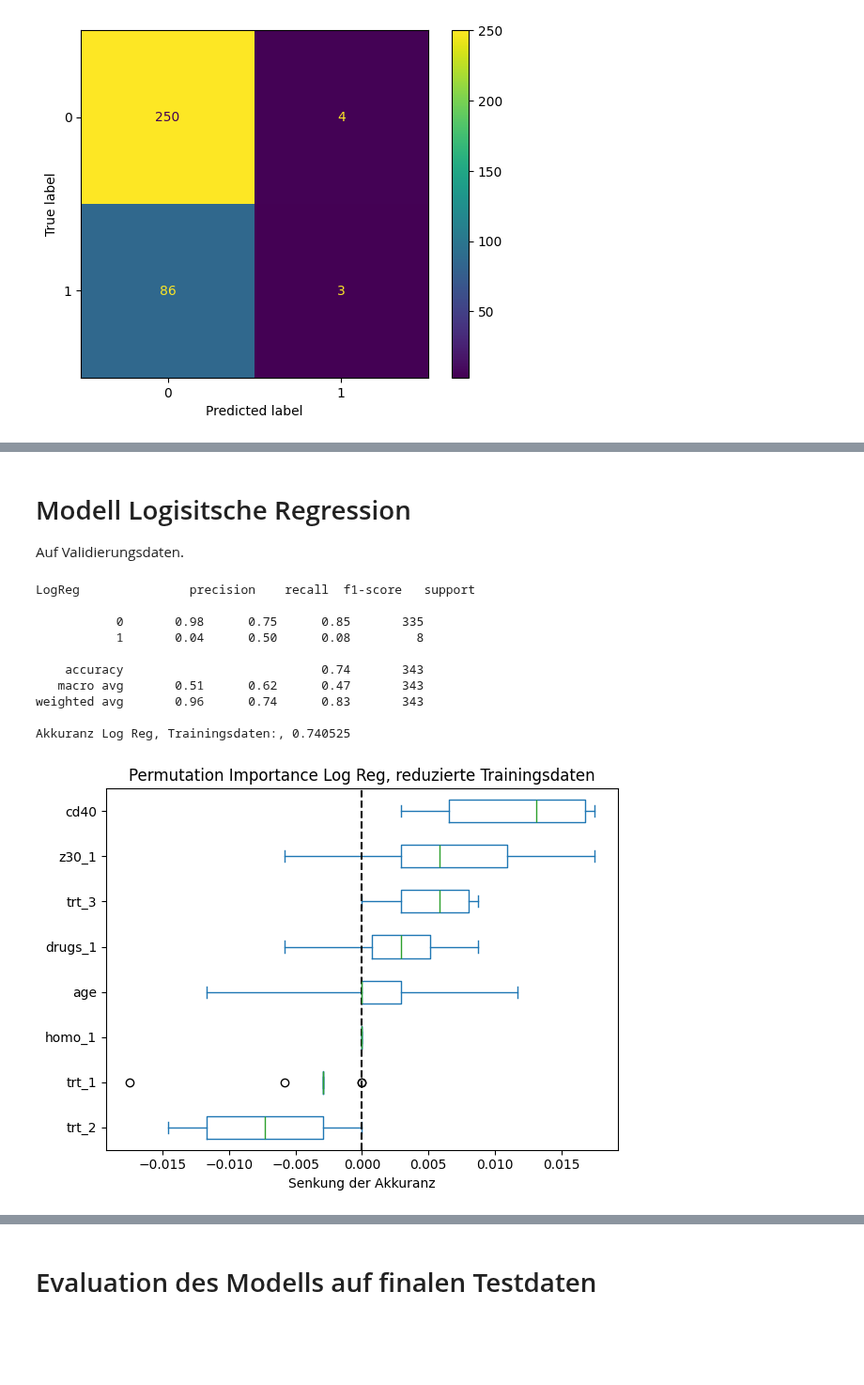
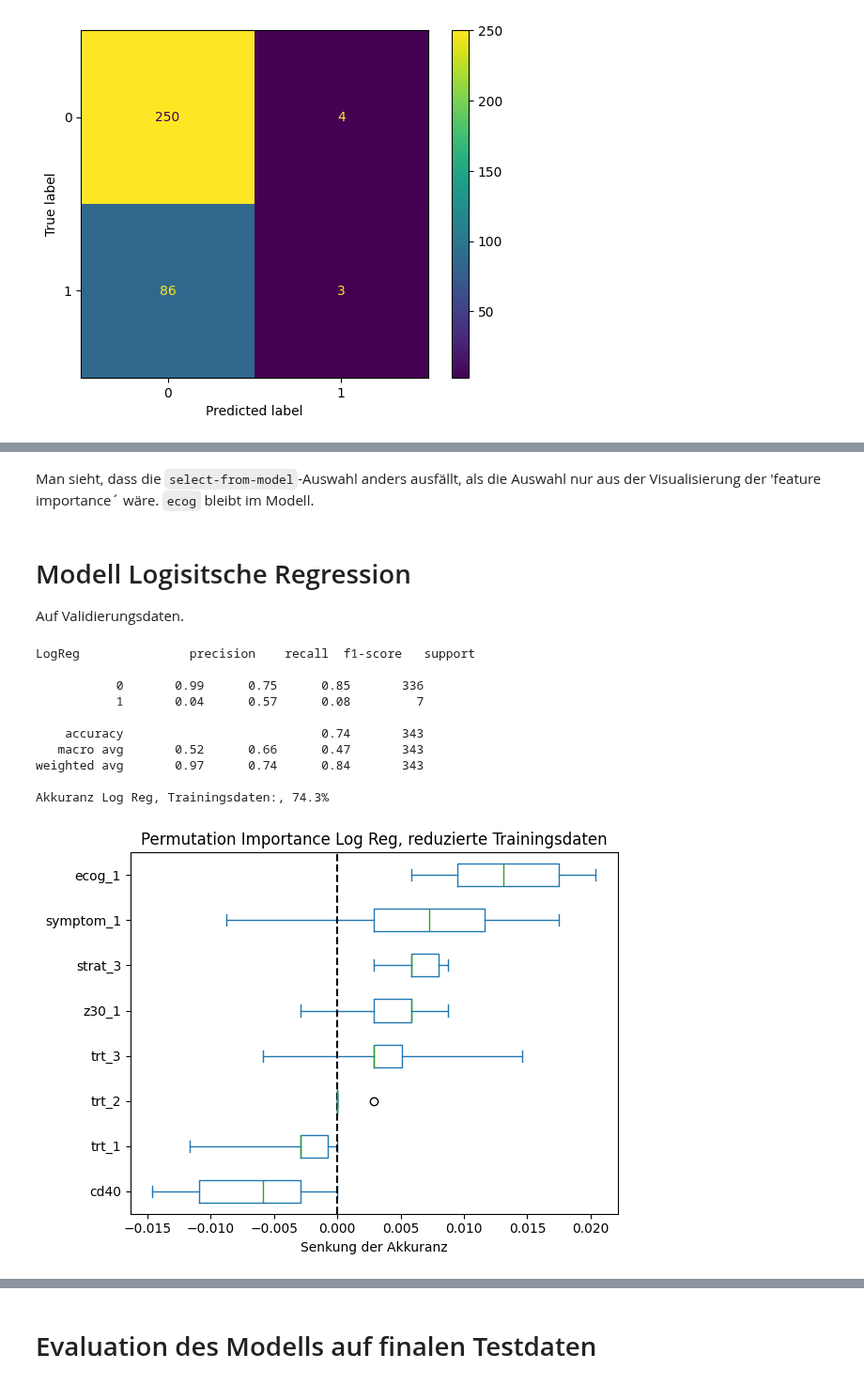
Before and after one commit to bogatyr-e/ml-prediction-aids, a Jupyter notebook: src/ml-survival-project.ipynb, the cells around one changed output, grey strips where cells are left out. Shown at 94% size. Saved outputs shown, nothing was run; the diff lists cells and outputs as text; code cells hidden in the pictures; blank space fills up the shorter version.

```diff
--- a/src/ml-survival-project.ipynb
+++ b/src/ml-survival-project.ipynb
@@ -439,6 +460,7 @@ Nachfolgend werden die Features anhand von *feature permutation* für das LogReg
 # %%
-# Reduzierter Datensatz
-X_train2=X_train.drop(['age', 'homo_1', 'drugs_1', 'gender_1', 'hemo_1', 'race_1', 'ecog_1'],axis=1)
-X_test2=X_test.drop(['age', 'homo_1', 'drugs_1', 'gender_1', 'hemo_1', 'race_1', 'ecog_1'],axis=1)
+# Reduzierter Datensatz, Vorbereitung: Validierungsdaten, 2. Runde
+
+X_train2=X_train.copy()
+X_test2=X_test.copy()
 y_train2 = y_train.copy()
 y_test2 = y_test.copy()
@@ -455 +473,17 @@ Index(['cd40', 'trt_1', 'trt_2', 'trt_3', 'z30_1', 'strat_2', 'strat_3',
       dtype='object')
+# %%
+# Feature AUswahl 'from Model' anhand der Modellkoeffizienten,
+# ausgewählt werden die mit der 'importance' über dem Median aller Features
+
+base_esti = best_logreg
+sfm = SelectFromModel(estimator=base_esti, threshold='median')
+
+
+# 'transform' geht in der Form nicht. # müsste irgendwie shapen ...# wird von Hand gemacht
+
+#sfm.fit(X_train2, y_train2)
+#X_train2 = sfm.transform(X_train2)
+#X_test2 = sfm.transform(X_test2)
+# %%
+
+selected_features = X.columns[sfm.get_support()]
@@ -455,0 +496,5 @@ Index(['cd40', 'trt_1', 'trt_2', 'trt_3', 'z30_1', 'strat_2', 'strat_3',
+# %% [markdown]
+Man sieht, dass die `select-from-model`-Auswahl anders ausfällt, als die Auswahl nur aus der Visualisierung der 'feature importance´ wäre. `ecog` bleibt im Modell.
+# %%
+X_train2 = X_train2[selected_features]
+X_test2 = X_test2[selected_features]
@@ -457,38 +508,37 @@ Index(['cd40', 'trt_1', 'trt_2', 'trt_3', 'z30_1', 'strat_2', 'strat_3',
 # Modell Logisitsche Regression
 
 Auf Validierungsdaten.
+# %%
+best_logreg.fit(X_train2, y_train2)
+y_pred31 = best_logreg.predict(X_test2)
+accuracy31 = accuracy_score(y_test2, y_pred31)
+print("LogReg",classification_report(y_pred31, y_test2))
+print(f"Akkuranz Log Reg, Trainingsdaten:, {accuracy31:0.1%}")
+# %% [output]
+LogReg               precision    recall  f1-score   support
+
+           0       0.99      0.75      0.85       336
+           1       0.04      0.57      0.08         7
+
+    accuracy                           0.74       343
+   macro avg       0.52      0.66      0.47       343
+weighted avg       0.97      0.74      0.84       343
+
+Akkuranz Log Reg, Trainingsdaten:, 74.3%
 # %%
-best_logreg.fit(X_train2, y_train2)
-y_pred31 = best_logreg.predict(X_test2)
-accuracy31 = accuracy_score(y_test2, y_pred31)
-print("LogReg",classification_report(y_pred31, y_test2))
-print(f"Akkuranz Log Reg, Trainingsdaten:, {accuracy31:3f}")
+perm_logreg_train2 = permutation_importance(best_logreg, X_test2, y_test2, random_state=42, n_repeats=10, n_jobs=4)
 
-perm_logreg_train2 = permutation_importance(best_logreg, X_test2, y_test2, random_state=42, n_repeats=10, n_jobs=2)
+sorted_importances21 = perm_logreg_train2.importances_mean.argsort()
 
-feature_names21 = X_train2.columns
-features = np.array(feature_names21)
-
-sorted_importances_idx = perm_logreg_train2.importances_mean.argsort()
 importances21 = pd.DataFrame(
-    perm_logreg_train2.importances[sorted_importances_idx].T,
-    columns=X.columns[sorted_importances_idx],
+    perm_logreg_train2.importances[sorted_importances21].T,
+    columns=selected_features
 )
 
 ax = importances21.plot.box(vert=False, whis=10)
 ax.set_title("Permutation Importance Log Reg, reduzierte Trainingsdaten")
 ax.axvline(x=0, color="k", linestyle="--")
 ax.set_xlabel("Senkung der Akkuranz")
 ax.figure.tight_layout()
 # %% [output]
-LogReg               precision    recall  f1-score   support
-
-           0       0.98      0.75      0.85       335
-           1       0.04      0.50      0.08         8
-
-    accuracy                           0.74       343
-   macro avg       0.51      0.62      0.47       343
-weighted avg       0.96      0.74      0.83       343
-
-Akkuranz Log Reg, Trainingsdaten:, 0.740525
-[figure, old version]
+[figure, new version]
```
Also changed, not shown: parts of 24 cells of this notebook.
